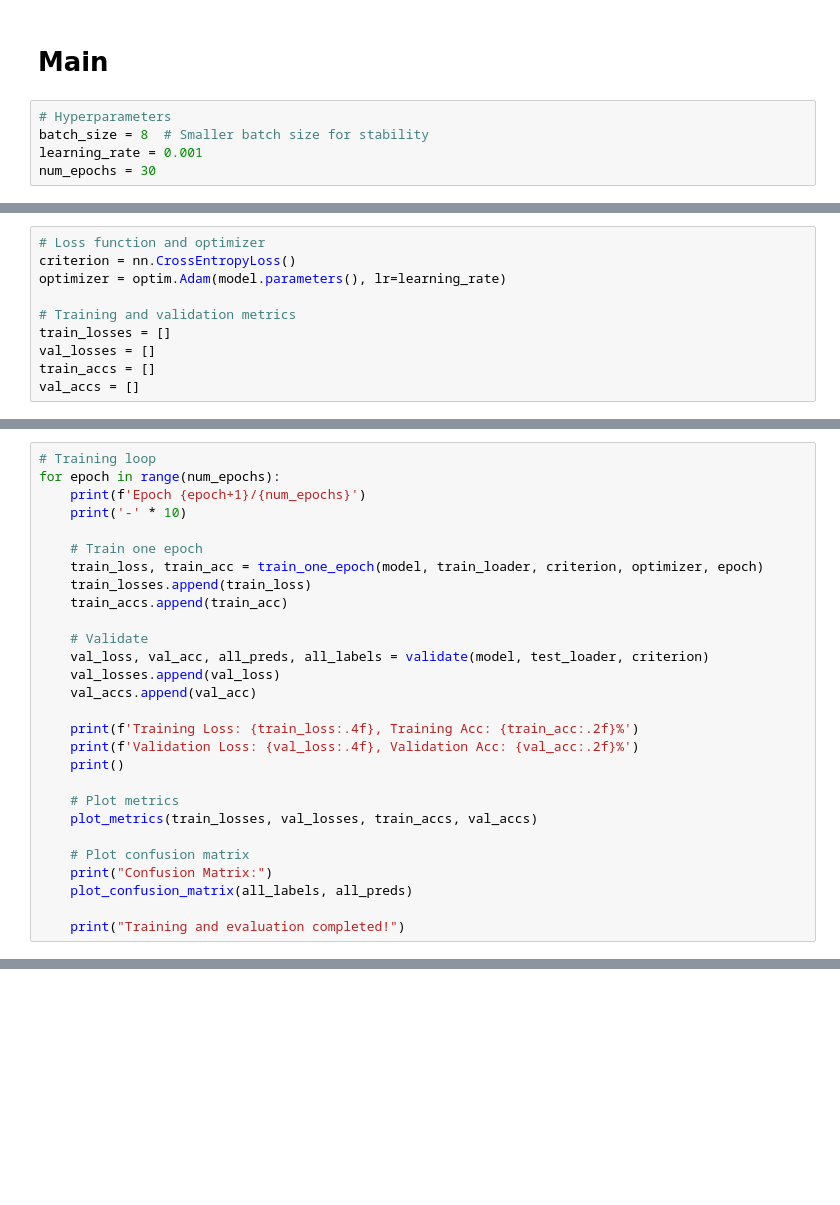
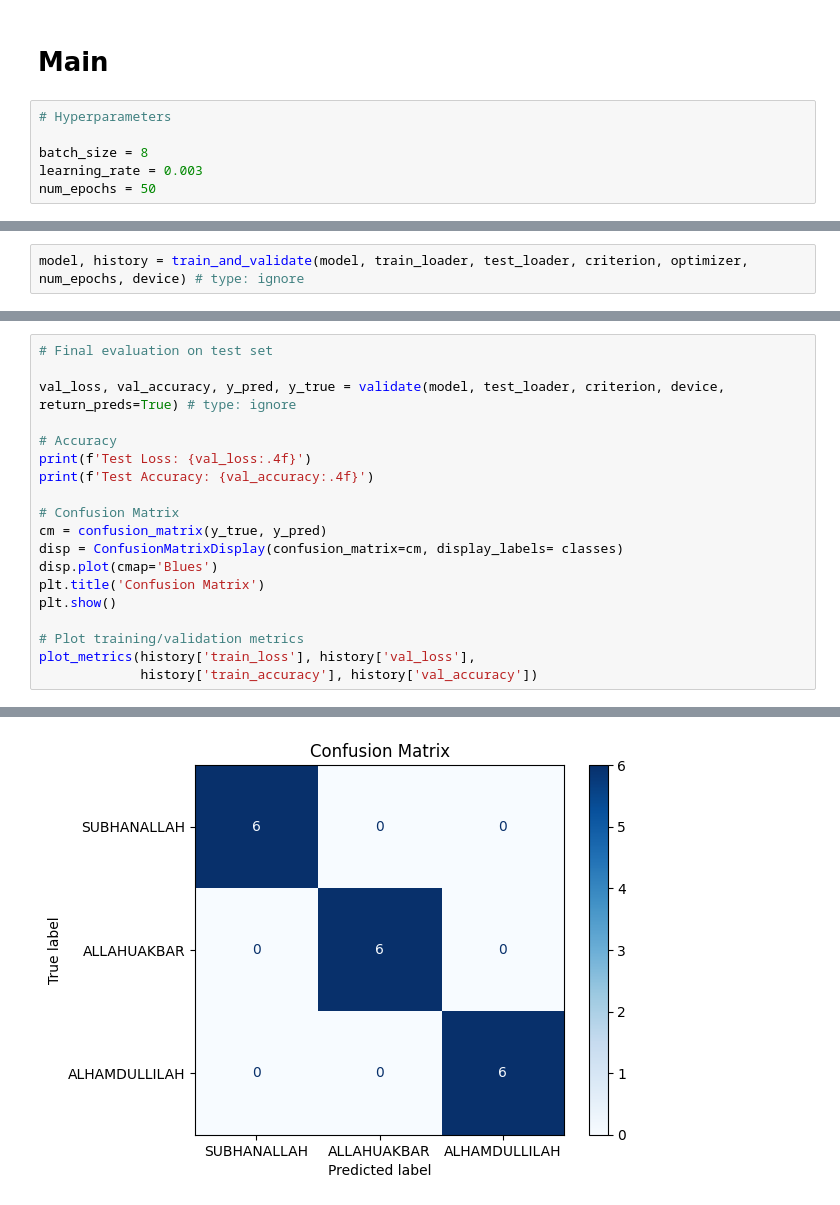
Before and after one commit to KimieCrafter/AI-Note-IIUM, a Jupyter notebook: Deep_Learning/Asgmt 1/Audio_CNN.ipynb, the cells around one changed output, grey strips where cells are left out. Saved outputs shown, nothing was run; the diff lists cells and outputs as text; blank space fills up the shorter version.

```diff
--- a/Deep_Learning/Asgmt 1/Audio_CNN.ipynb
+++ b/Deep_Learning/Asgmt 1/Audio_CNN.ipynb
@@ -400,8 +423,9 @@ def plot_confusion_matrix(y_true, y_pred):
 # Main
 # %%
 # Hyperparameters
-batch_size = 8  # Smaller batch size for stability
-learning_rate = 0.001
-num_epochs = 30
+
+batch_size = 8
+learning_rate = 0.003
+num_epochs = 50
 # %%
 # Create data loaders with error handling
@@ -419,10 +450,2 @@ print(model)
 # %%
-# Loss function and optimizer
-criterion = nn.CrossEntropyLoss()
-optimizer = optim.Adam(model.parameters(), lr=learning_rate)
-
-# Training and validation metrics
-train_losses = []
-val_losses = []
-train_accs = []
-val_accs = []
+model, history = train_and_validate(model, train_loader, test_loader, criterion, optimizer, num_epochs, device) # type: ignore
@@ -429,28 +466,20 @@ val_accs = []
-# %%
-# Training loop
-for epoch in range(num_epochs):
-    print(f'Epoch {epoch+1}/{num_epochs}')
-    print('-' * 10)
-
-    # Train one epoch
-    train_loss, train_acc = train_one_epoch(model, train_loader, criterion, optimizer, epoch)
-    train_losses.append(train_loss)
-    train_accs.append(train_acc)
-
-    # Validate
-    val_loss, val_acc, all_preds, all_labels = validate(model, test_loader, criterion)
-    val_losses.append(val_loss)
-    val_accs.append(val_acc)
-
-    print(f'Training Loss: {train_loss:.4f}, Training Acc: {train_acc:.2f}%')
-    print(f'Validation Loss: {val_loss:.4f}, Validation Acc: {val_acc:.2f}%')
-    print()
-
-    # Plot metrics
-    plot_metrics(train_losses, val_losses, train_accs, val_accs)
-
-    # Plot confusion matrix
-    print("Confusion Matrix:")
-    plot_confusion_matrix(all_labels, all_preds)
-
-    print("Training and evaluation completed!")
+# %%
+# Final evaluation on test set
+
+val_loss, val_accuracy, y_pred, y_true = validate(model, test_loader, criterion, device, return_preds=True) # type: ignore
+
+# Accuracy
+print(f'Test Loss: {val_loss:.4f}')
+print(f'Test Accuracy: {val_accuracy:.4f}')
+
+# Confusion Matrix
+cm = confusion_matrix(y_true, y_pred)
+disp = ConfusionMatrixDisplay(confusion_matrix=cm, display_labels= classes)
+disp.plot(cmap='Blues')
+plt.title('Confusion Matrix')
+plt.show()
+
+# Plot training/validation metrics
+plot_metrics(history['train_loss'], history['val_loss'],
+             history['train_accuracy'], history['val_accuracy'])
+# %% [output]
@@ -456,0 +488 @@ for epoch in range(num_epochs):
+[figure, added]
```
Also changed, not shown: parts of 21 cells of this notebook, 9 other files.
